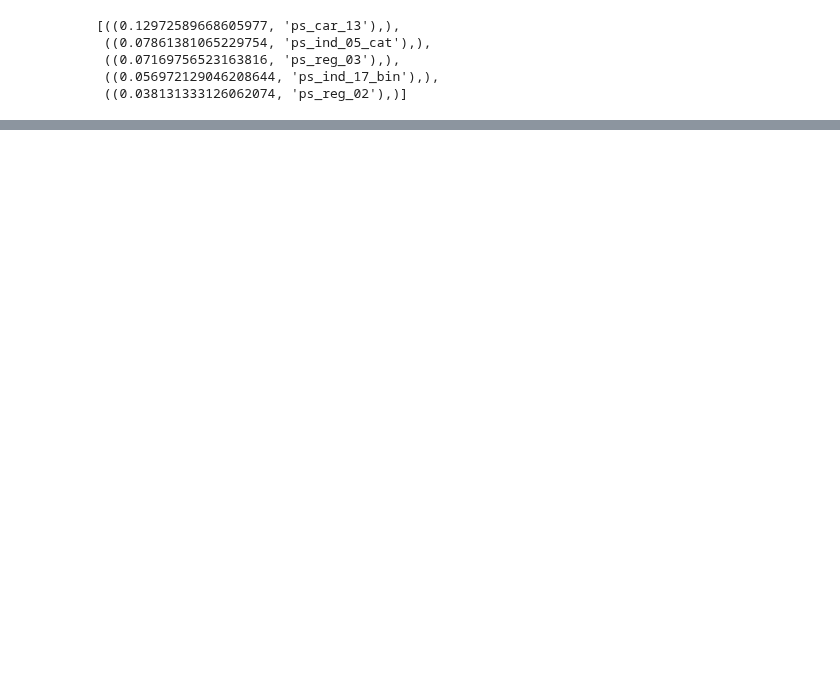
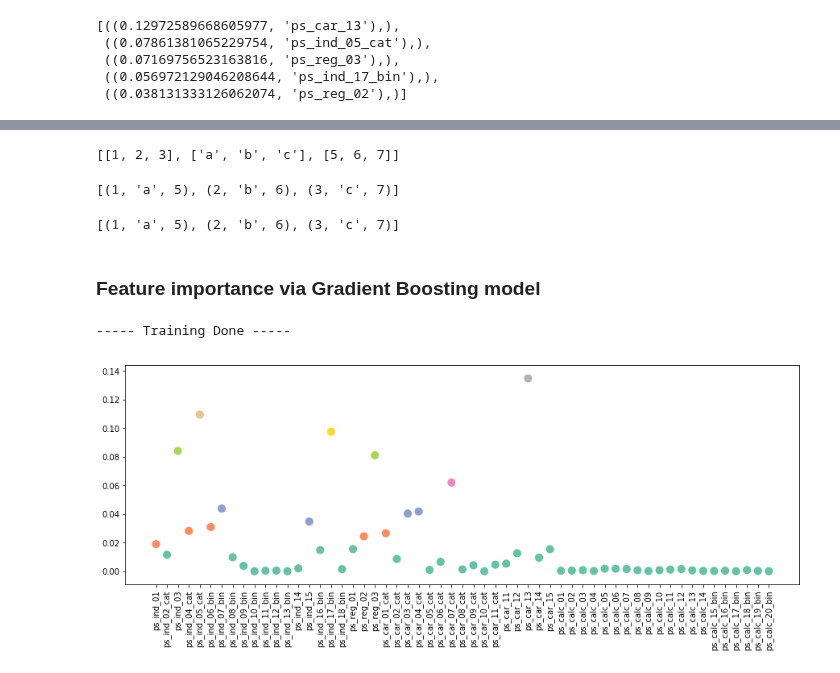
Before and after one commit to suhyun-cho/Dive-to-Kaggle, a Jupyter notebook: Porto Seguro's Safe Driver Prediction/Interactive Porto Insights.ipynb, the cells around one changed output, grey strips where cells are left out. Cells and saved outputs as stored; diff of their text form; code cells hidden in the pictures; blank space fills up the shorter version.

Commit message:
gradient boosting modeling

```diff
--- a/Porto Seguro's Safe Driver Prediction/Interactive Porto Insights.ipynb
+++ b/Porto Seguro's Safe Driver Prediction/Interactive Porto Insights.ipynb
@@ -344,0 +345,37 @@ list(zip(sorted(zip(rf.feature_importances_, features),reverse=True)))[0:5]
+# %%
+x1 = [1,2,3]
+x2 = ['a','b','c']
+x3 = [5,6,7]
+x = [x1, x2, x3]
+x
+# %% [output]
+[[1, 2, 3], ['a', 'b', 'c'], [5, 6, 7]]
+# %%
+list(zip(*x))
+# %% [output]
+[(1, 'a', 5), (2, 'b', 6), (3, 'c', 7)]
+# %%
+list(zip(x1, x2, x3))
+# %% [output]
+[(1, 'a', 5), (2, 'b', 6), (3, 'c', 7)]
+# %% [markdown]
+### Feature importance via Gradient Boosting model
+# %%
+from sklearn.ensemble import GradientBoostingClassifier
+gb = GradientBoostingClassifier(n_estimators=100, max_depth=3, min_samples_leaf=4, max_features=0.2, random_state=0)
+gb.fit(train.drop(['id', 'target'],axis=1), train.target)
+features = train.drop(['id', 'target'],axis=1).columns.values
+print("----- Training Done -----")
+# %% [output]
+----- Training Done -----
+# %%
+import seaborn as sns
+plt.figure(figsize=(15,5))
+cmap = sns.cubehelix_palette(dark=.3, light=.8, as_cmap=True)
+g = sns.scatterplot(x=features, y=gb.feature_importances_, hue=gb.feature_importances_, palette="Set2", s=120, legend=False)
+# x축 텍스트 회전
+plt.xticks(features, rotation='vertical')
+#g.set_xticklabels(g.get_xticklabels(), rotation=45, horizontalalignment='right')
+plt.show()
+# %% [output]
+[figure, added]
```
Also changed, not shown: parts of 5 cells of this notebook.
